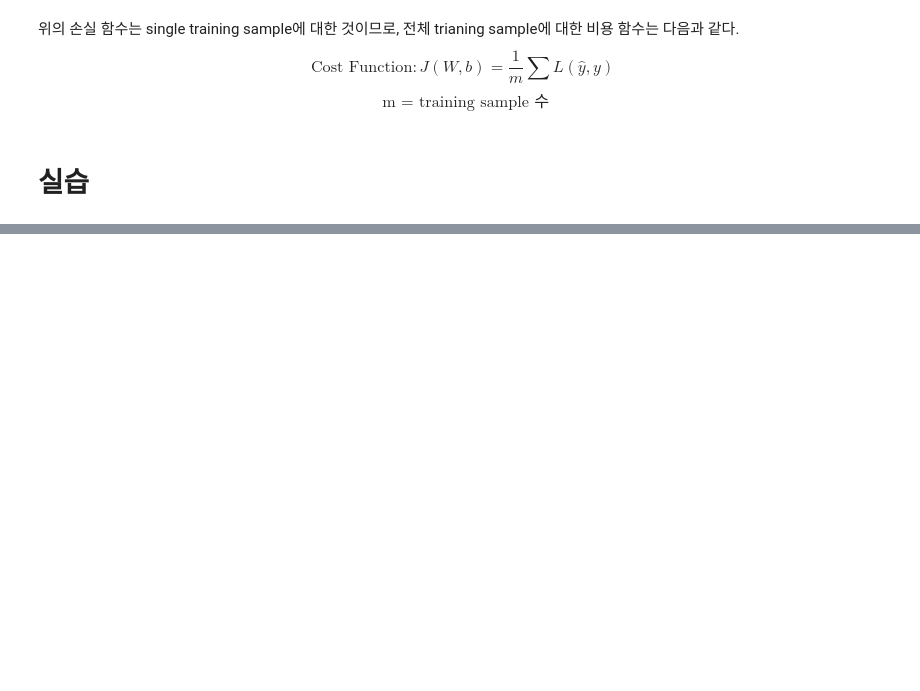
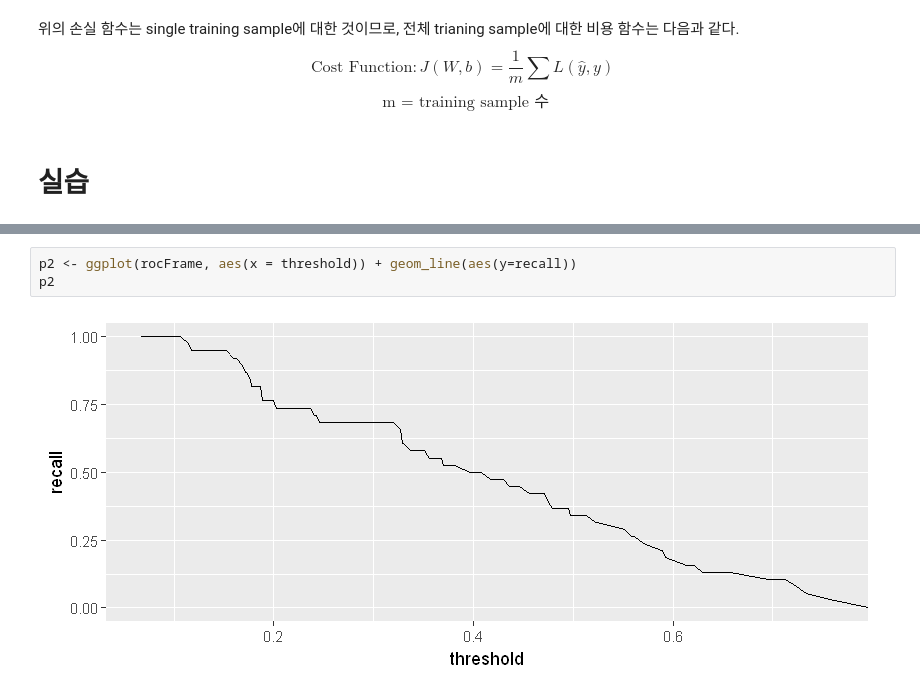
Before and after one commit to rymyung/Machine-Learning, a Jupyter notebook: Logistic Regression.ipynb, the cells around one changed output, grey strips where cells are left out. Cells and saved outputs as stored; diff of their text form; blank space fills up the shorter version.

```diff
--- a/Logistic Regression.ipynb
+++ b/Logistic Regression.ipynb
@@ -193,0 +228,5 @@ Prediction  0  1
+# %%
+p2 <- ggplot(rocFrame, aes(x = threshold)) + geom_line(aes(y=recall))
+p2
+# %% [output]
+[figure, added]
```
Also changed, not shown: parts of 32 cells of this notebook.
